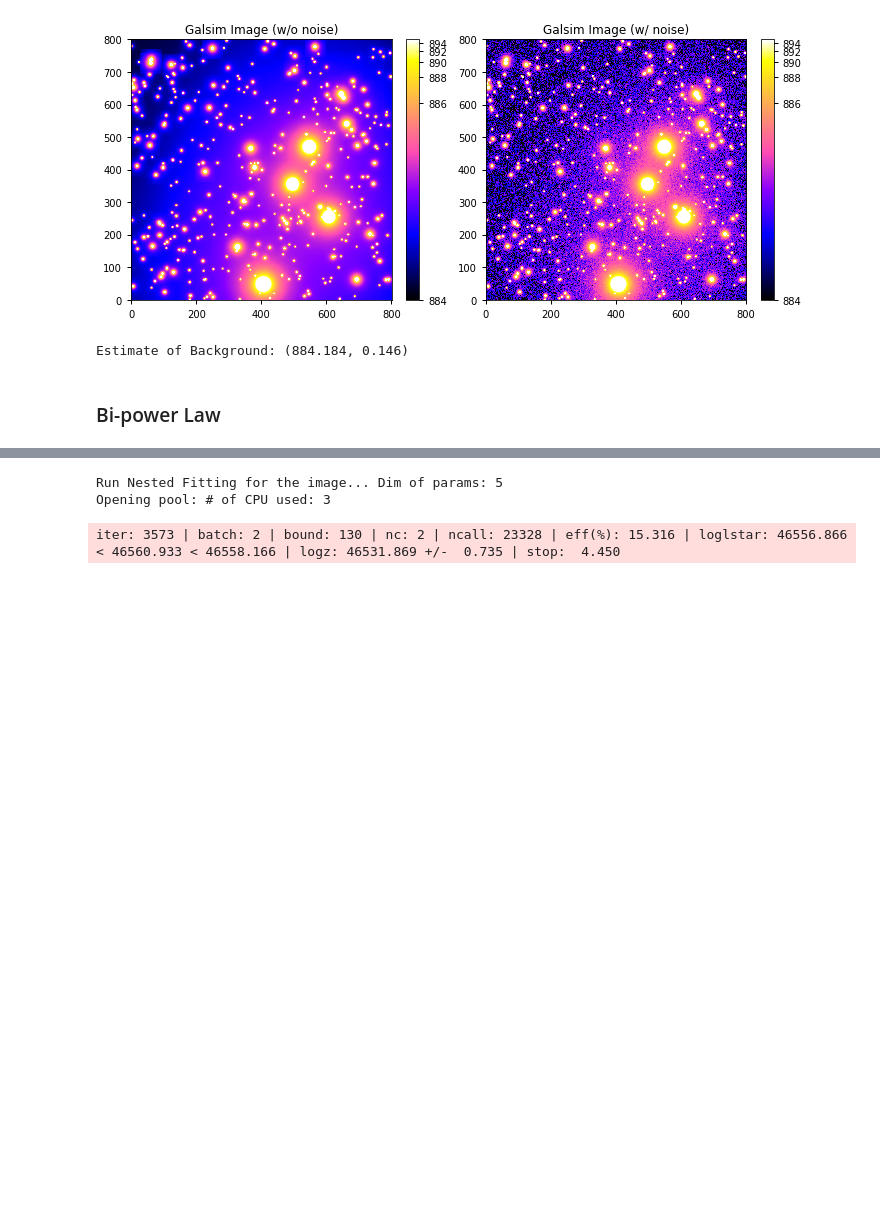
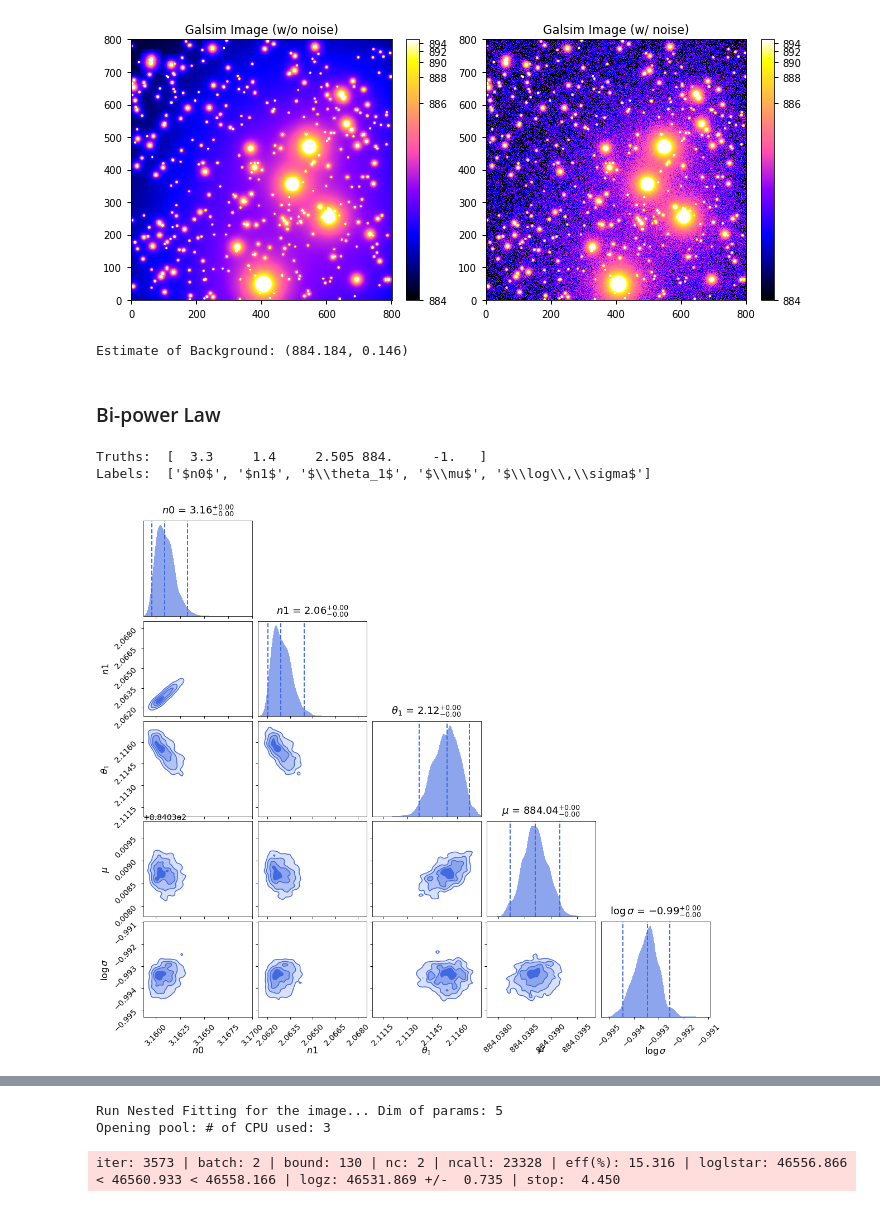
Before and after one commit to qliu4676/elderflower, a Jupyter notebook: demos/Run_Fitting_Mock_demo.ipynb, the cells around one changed output, grey strips where cells are left out. Drawn from its saved outputs; the diff is of its cells as text; code cells hidden in the pictures; blank space fills up the shorter version.

Commit message:
run fit mock

```diff
--- a/demos/Run_Fitting_Mock_demo.ipynb
+++ b/demos/Run_Fitting_Mock_demo.ipynb
@@ -198,7 +197,7 @@ def loglike_2p(v):
 
     psf.update({'n_s':n_s, 'theta_s':theta_s})
 
-    image_tri = generate_mock_image(psf, stars, brightest_only=True, parallel=False)
+    image_tri = generate_mock_image(psf, stars, brightest_only=True, parallel=False, draw_real=True)
     image_tri = image_tri + image_base + mu
 
     ypred = image_tri[~mask_fit].ravel()
@@ -209,3 +208,15 @@ def loglike_2p(v):
         loglike = -1e100
 
     return loglike
+# %% [output]
+Truths:  [  3.3     1.4     2.505 884.     -1.   ]
+Labels:  ['$n0$', '$n1$', '$\\theta_1$', '$\\mu$', '$\\log\\,\\sigma$']
+# %%
+# Run & Plot
+############################################
+ds = DynamicNestedSampler(loglike_2p, prior_tf_2p, ndim)
+ds.run_fitting(nlive_init=50, nlive_batch=25, maxbatch=2, close_pool=False)
+# %%
+ds.cornerplot(labels=labels)
+# %% [output]
+[figure, added]
```
Also changed, not shown: parts of 11 cells of this notebook, 4 other files.
